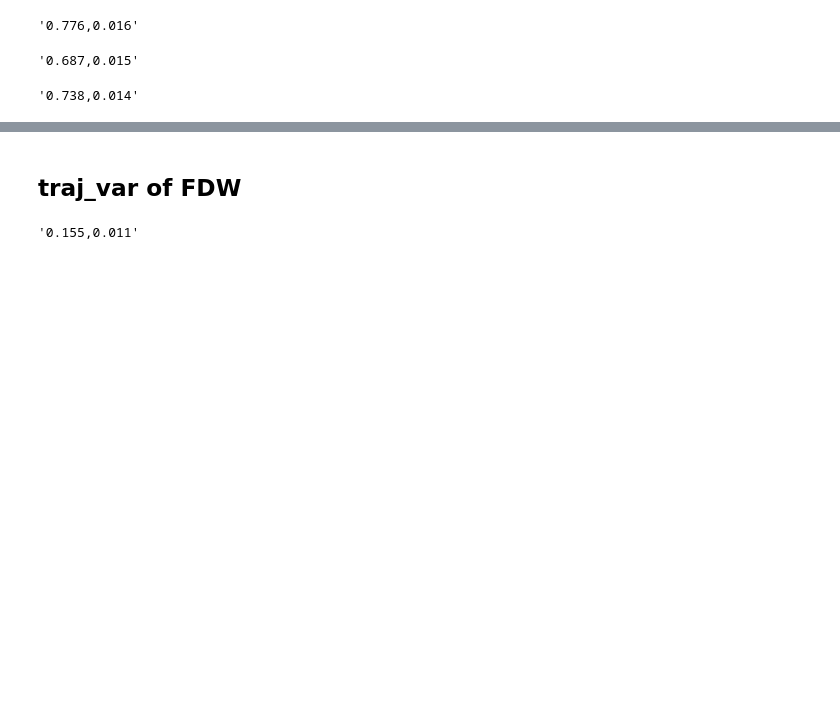
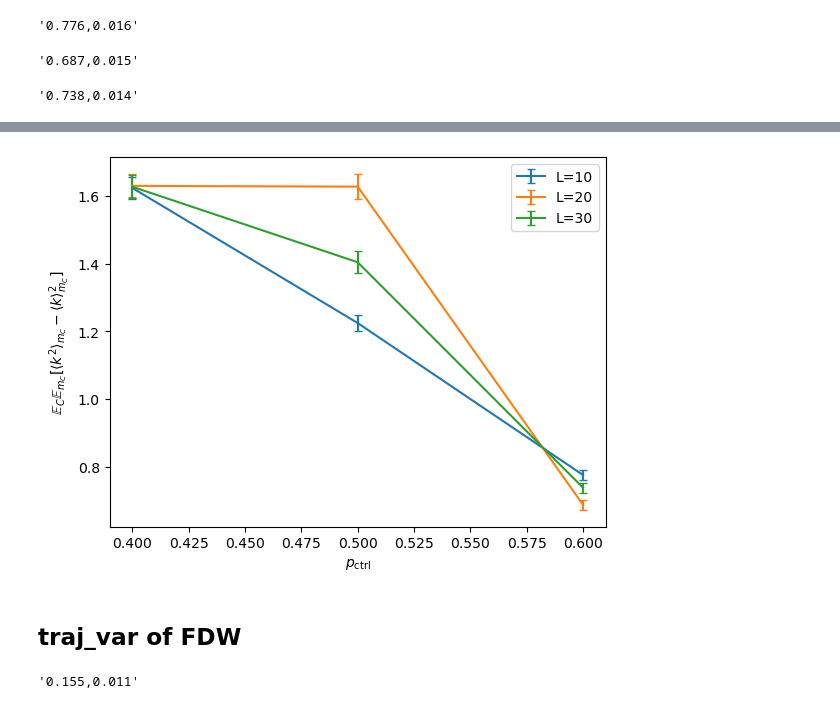
Before and after one commit to youtao1999/CT_MPS, a Jupyter notebook: FM_C_m.ipynb, the cells around one changed output, grey strips where cells are left out. Drawn from its saved outputs; the diff is of its cells as text; code cells hidden in the pictures; blank space fills up the shorter version.

```diff
--- a/FM_C_m.ipynb
+++ b/FM_C_m.ipynb
@@ -269,3 +293,12 @@ sC_qvar_dw=np.array([qvar_dw(df_MPS_0_DW, L=30,p_ctrl=0.6,p_proj=0.0,sC=sC) for
 '{:.3f},{:.3f}'.format(sC_qvar_dw[:,0].mean(),np.sqrt(sC_qvar_dw[:,1].sum()/sC_qvar_dw[:,2].sum()))
 # %% [output]
 '0.738,0.014'
+# %%
+num_SC=100
+qvar_dw_dict={}
+qvar_dw_sem_dict={}
+for p in [.4,.5,.6]:
+    for L in [10,20,30]:
+        print(p,L)
+        sC_qvar_dw=np.array([qvar_dw(df_MPS_0_DW, L=L,p_ctrl=p,p_proj=0.0,sC=sC) for sC in np.arange(num_SC)])
+        qvar_dw_dict[p,L],qvar_dw_sem_dict[p,L]=sC_qvar_dw[:,0].mean(),np.sqrt(sC_qvar_dw[:,1].sum()/sC_qvar_dw[:,2].sum())
@@ -272,3 +327,23 @@ sC_qvar_dw=np.array([qvar_dw(df_MPS_0_DW, L=30,p_ctrl=0.6,p_proj=0.0,sC=sC) for
+# %%
+def plot_var(p_list,y_dict,yerr_dict,kind,metric):
+    fig,ax=plt.subplots()
+    for L in [10,20,30]:
+        # x=[0.4,0.5,0.6]
+        x=p_list
+        y=[y_dict[p,L] for p in x]
+        yerr=[yerr_dict[p,L] for p in x]
+        ax.errorbar(x,y,yerr,label='L={}'.format(L),capsize=3)
+    ax.legend()
+    ax.set_xlabel(r'$p_{\rm{ctrl}}$')
+    fluctuation_type= {
+        1:r'$\mathbb{E}_C\mathbb{E}_{m_C}[ \langle {O^2}\rangle_{m_C} -\langle{O}\rangle_{m_C}^2 ] $',
+        2:r'$\mathbb{E}_C[\mathbb{E}_{m_C}[ \langle{O}\rangle_{m_C}^2 ]-\mathbb{E}_{m_C}[ \langle{O}\rangle_{m_C} ]^2 ]$',
+        3:r'$\mathbb{E}_C[ \mathbb{E}_{m_C}[ \langle{O}\rangle_{m_C} ]^2 ] - \mathbb{E}_C[ \mathbb{E}_{m_C}[ \langle{O}\rangle_{m_C} ] ]^2$'}
+    ax.set_ylabel(fluctuation_type[kind].replace('O',metric))
+# %%
+plot_var(p_list=[0.4,0.5,0.6],y_dict=qvar_dw_dict,yerr_dict=qvar_dw_sem_dict,kind=1,metric='k')
+# %% [output]
+[figure, added]
 # %% [markdown]
 ## traj_var of FDW
 # %%
```
Also changed, not shown: parts of 92 cells of this notebook.
